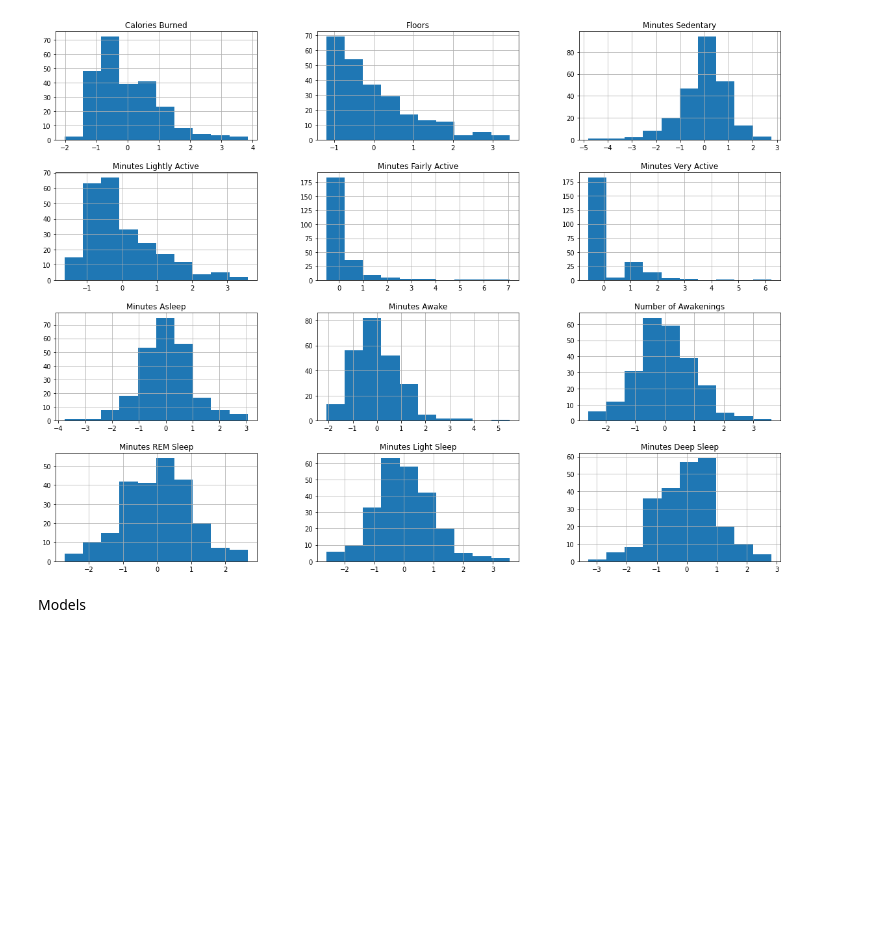
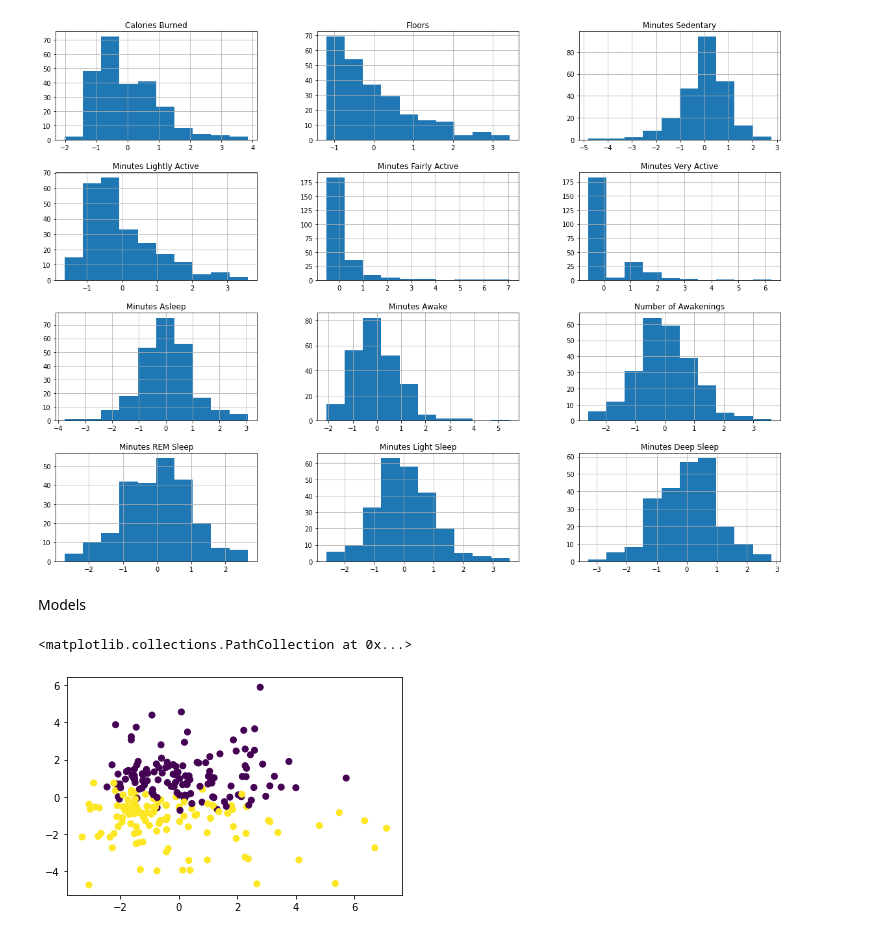
Before and after one commit to rorrostieta/sleep, a Jupyter notebook: sleep_ML.ipynb, the cells around one changed output. Cells and saved outputs as stored; diff of their text form; code cells hidden in the pictures; blank space fills up the shorter version.

```diff
--- a/sleep_ML.ipynb
+++ b/sleep_ML.ipynb
@@ -115,3 +131,10 @@ array([[<AxesSubplot:title={'center':'Calories Burned'}>,
 [figure]
 # %% [markdown]
 Models
+# %%
+pca = PCA(n_components=0.75).fit(interest_data_scaled)
+reduced = pca.transform(interest_data_scaled)
+plt.scatter(reduced[:,0], reduced[:,1], c=target)
+# %% [output]
+<matplotlib.collections.PathCollection at 0x...>
+[figure, added]
```
Also changed, not shown: parts of 3 cells of this notebook.
